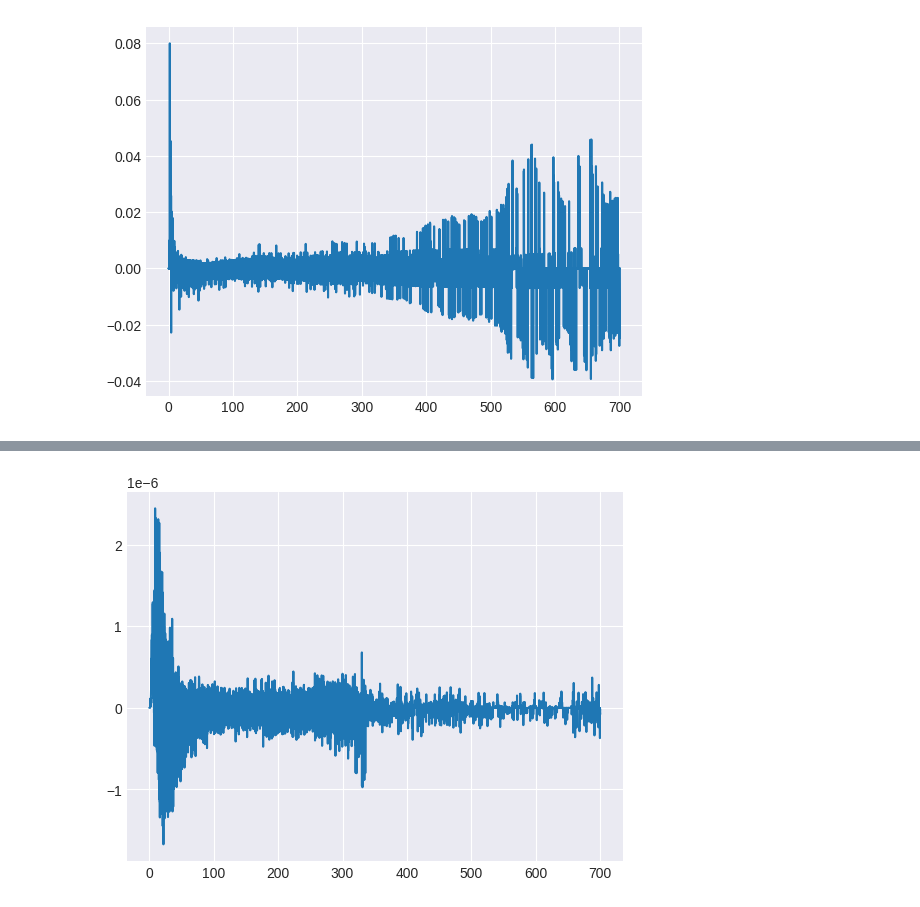
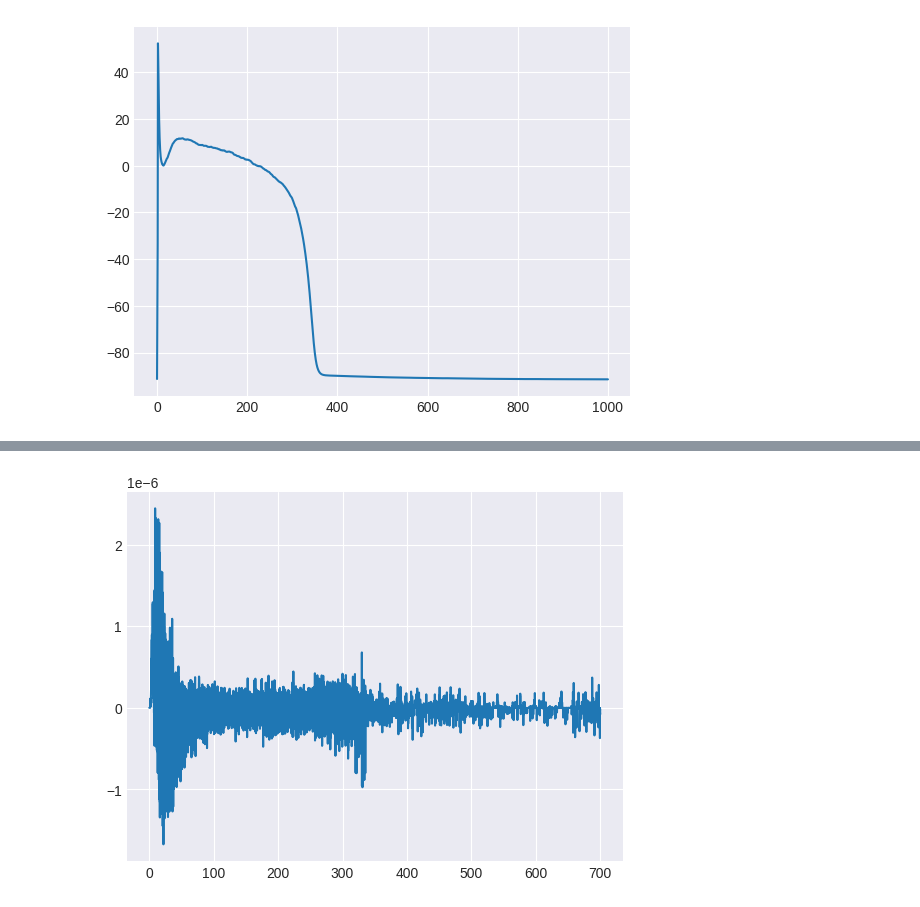
Before and after one commit to lukeoloughlin/GW-model, a Jupyter notebook: gw_martingale.ipynb, the cells around one changed output, grey strips where cells are left out. Cells and saved outputs as stored; diff of their text form; code cells hidden in the pictures.

```diff
--- a/gw_martingale.ipynb
+++ b/gw_martingale.ipynb
@@ -60,9 +60,9 @@ Istim = lambda t: 35 if t < 2 else 0 # Stimulus function
 model = GWModel(parameters=params, stimulus_fn=Istim, init_state=init_state) # Convenience wrapper around C++ function
 # %%
 step_size = 1e-3 # Pick a small step size for accuracy and to reduce bias from parallelising the SSA
-num_steps = 700_000 # Simulate the AP for 500ms
-record_every = 1 # Record the state every 500 steps (0.5 ms)
+num_steps = 1_000_000 # Simulate the AP for 500ms
+record_every = 10 # Record the state every 500 steps (0.5 ms)
 # %%
 %%time
-sim = model.simulate_martingale(step_size=step_size, num_steps=num_steps, record_every=record_every)
+sim = model.simulate(step_size=step_size, num_steps=num_steps, record_every=record_every)
 # %% [output]
@@ -71,5 +71,5 @@ Wall time: 2min 13s
 # %%
-plt.plot(sim.t, sim.dM_normalised)
+plt.plot(sim.t, sim.V)
 plt.show()
 # %% [output]
-[figure, old version]
+[figure, new version]
```
Also changed, not shown: parts of 17 cells of this notebook, 9 other files.
